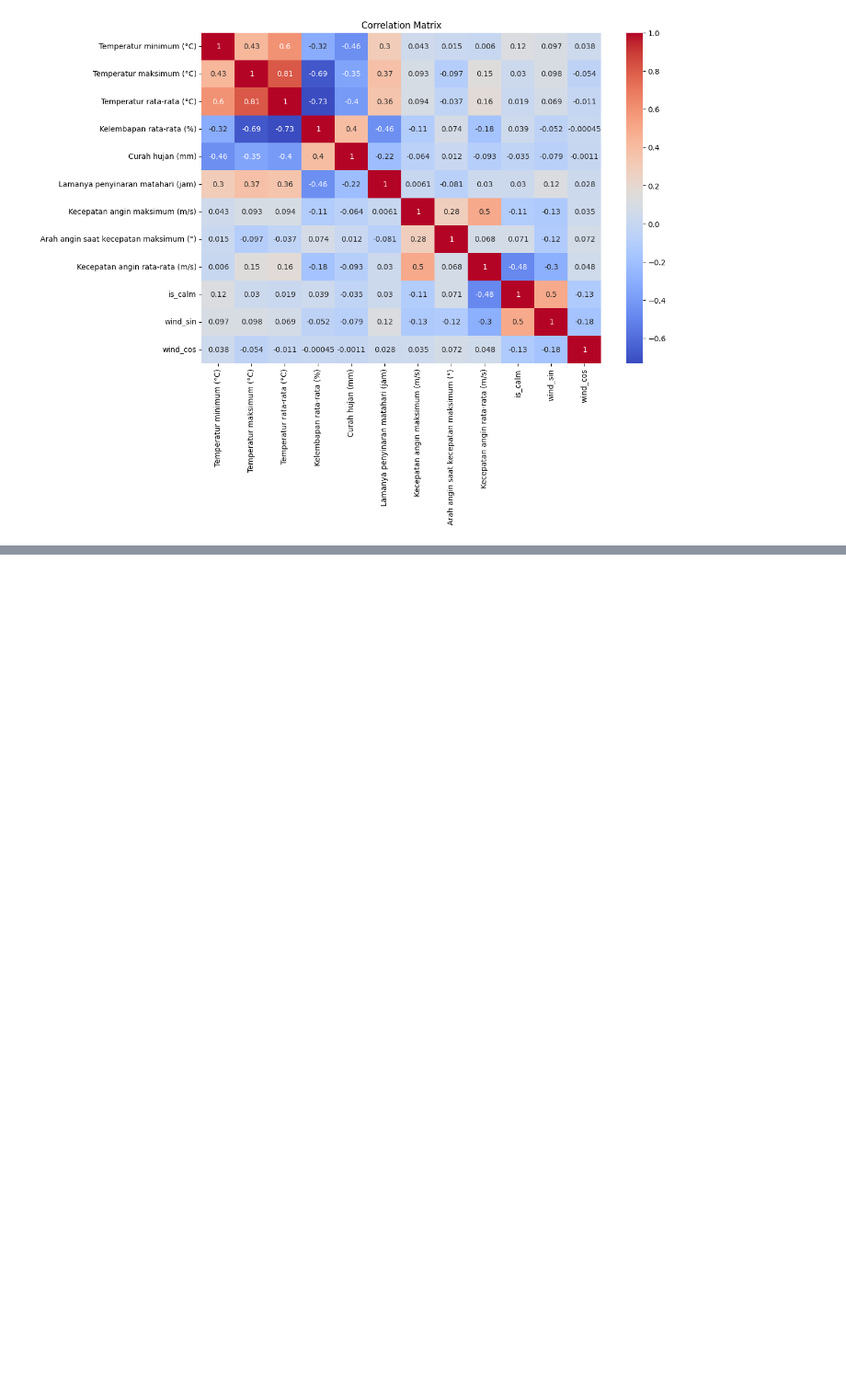
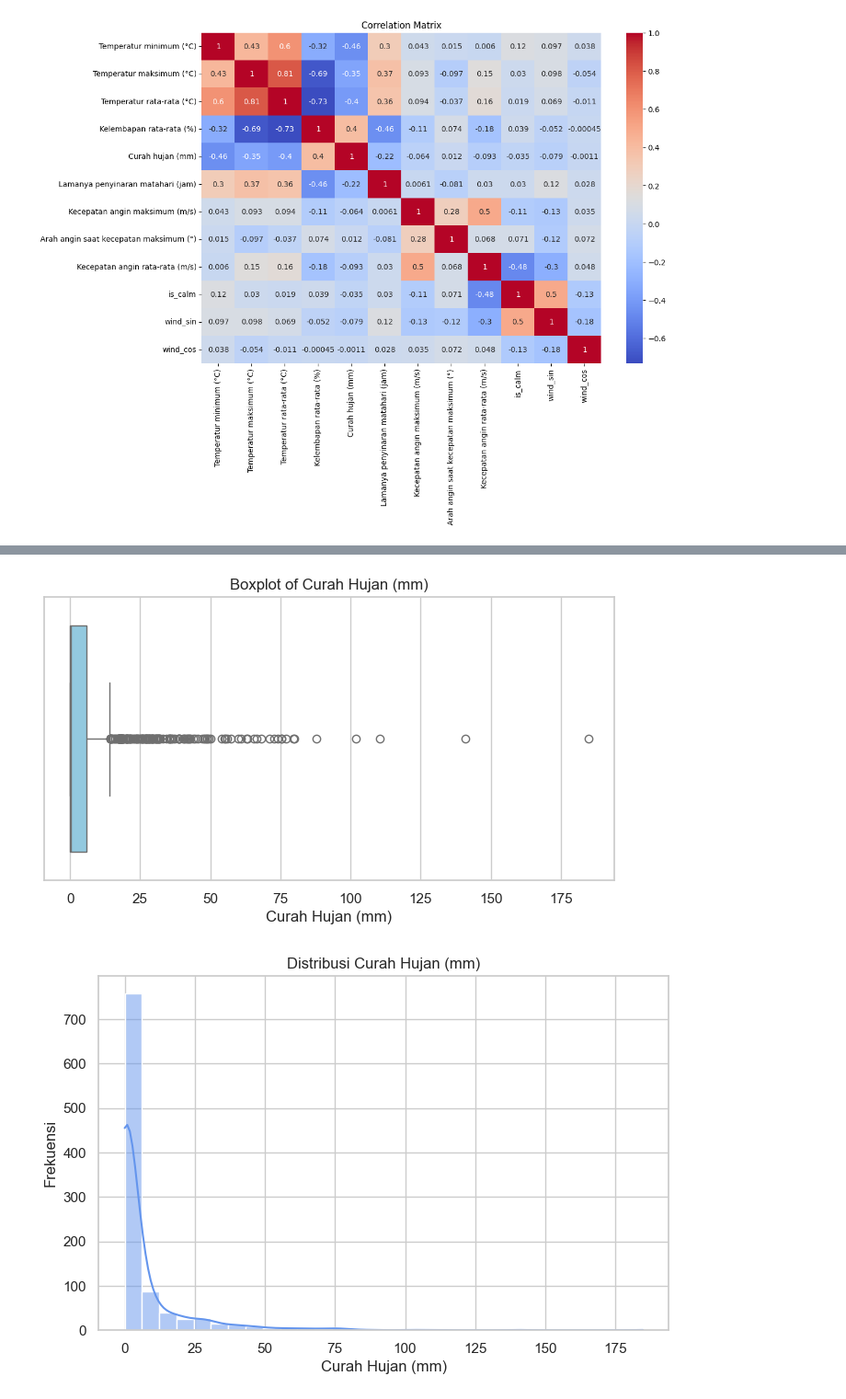
Before and after one commit to Ayusekar22/Jakarta-Weather-Prediction-2025, a Jupyter notebook: code-farandi.ipynb, the cells around one changed output, grey strips where cells are left out. Shown: that part at 92% size. Drawn from its saved outputs; the diff is of its cells as text; code cells hidden in the pictures; blank space fills up the shorter version.

Commit message:
check data

```diff
--- a/code-farandi.ipynb
+++ b/code-farandi.ipynb
@@ -431,3 +431,5 @@ plt.title('Correlation Matrix')
 plt.show()
 # %% [output]
 [figure]
+# %%
+df = pd.read_csv(FILLED_DATA)
@@ -433,0 +540,24 @@ plt.show()
+# %%
+import matplotlib.pyplot as plt
+import seaborn as sns
+
+# Make sure seaborn style looks clean
+sns.set(style="whitegrid")
+
+# 1️⃣ Boxplot of Curah hujan
+plt.figure(figsize=(8, 4))
+sns.boxplot(x=df["Curah hujan (mm)"], color="skyblue")
+plt.title("Boxplot of Curah Hujan (mm)")
+plt.xlabel("Curah Hujan (mm)")
+plt.show()
+
+# 2️⃣ Distribution (Histogram + KDE)
+plt.figure(figsize=(8, 5))
+sns.histplot(df["Curah hujan (mm)"], bins=30, kde=True, color="cornflowerblue")
+plt.title("Distribusi Curah Hujan (mm)")
+plt.xlabel("Curah Hujan (mm)")
+plt.ylabel("Frekuensi")
+plt.show()
+# %% [output]
+[figure, added]
+[figure, added]
```
Also changed, not shown: parts of 6 cells of this notebook.
